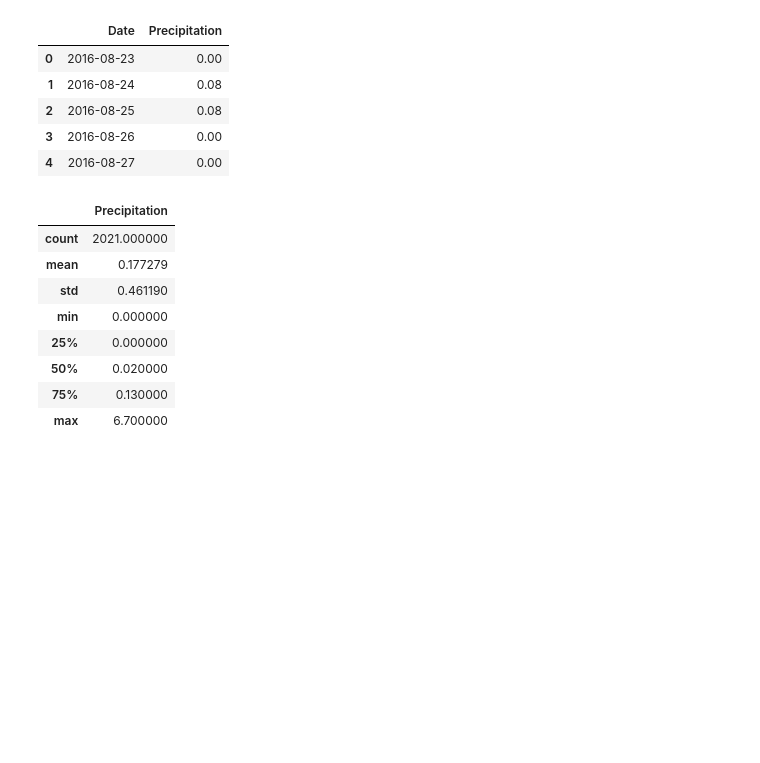
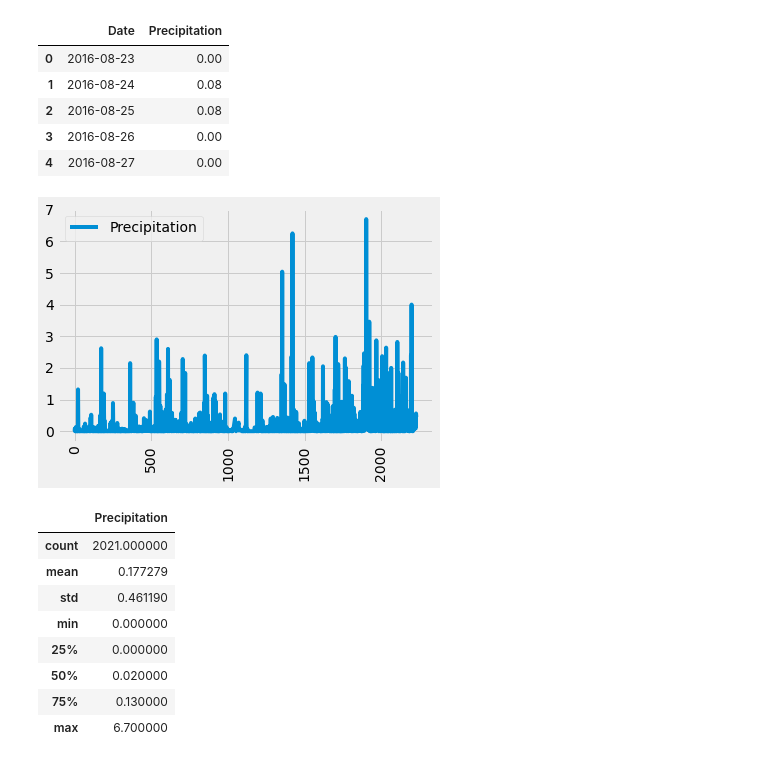
Before and after one commit to khbader101/sqlalchemy-challenge, a Jupyter notebook: climate_starter.ipynb, the cells around one changed output. Saved outputs shown, nothing was run; the diff lists cells and outputs as text; code cells hidden in the pictures; blank space fills up the shorter version.

```diff
--- a/climate_starter.ipynb
+++ b/climate_starter.ipynb
@@ -91,6 +88,12 @@ Begin Date: 2016-08-23
 | 2 | 2016-08-25 | 0.08 |
 | 3 | 2016-08-26 | 0.00 |
 | 4 | 2016-08-27 | 0.00 |
+# %%
+# Use Pandas Plotting with Matplotlib to plot the data
+precip_data.plot(rot=90)
+plt.show()
+# %% [output]
+[figure, added]
 # %%
 # Use Pandas to calcualte the summary statistics for the precipitation data
 precip_data.describe()
```
Also changed, not shown: parts of 1 cell of this notebook.
